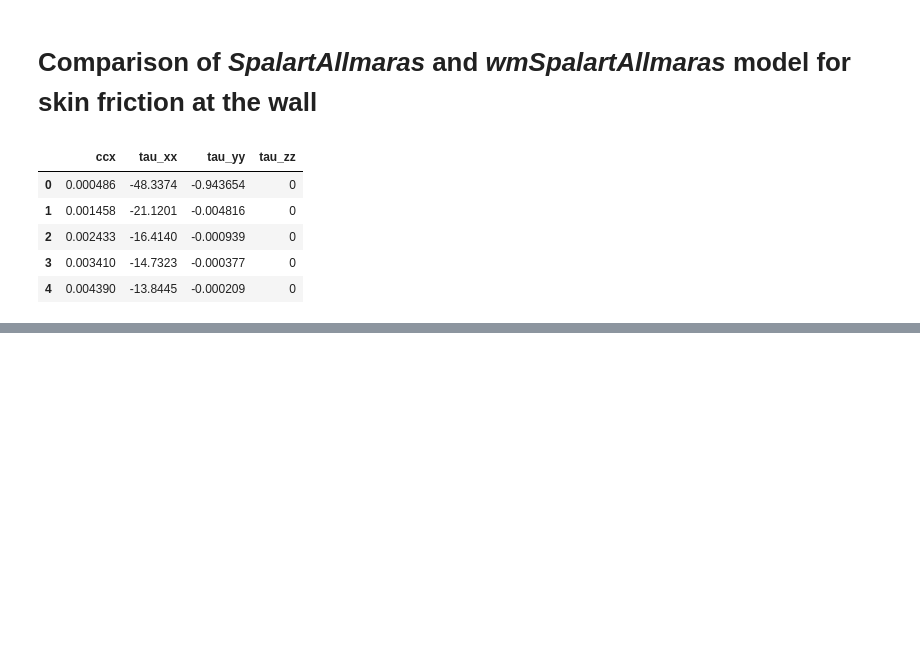
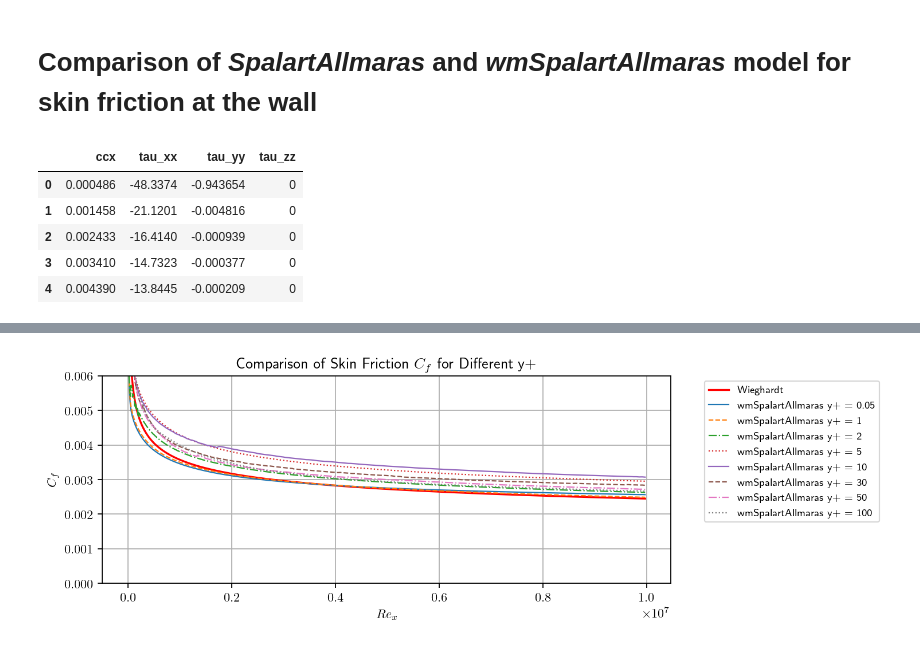
Before and after one commit to AndreWeiner/wall_modeling, a Jupyter notebook: notebooks/PlotCf_ComparisonIntegralMethod.ipynb, the cells around one changed output, grey strips where cells are left out. Drawn from its saved outputs; the diff is of its cells as text; code cells hidden in the pictures; blank space fills up the shorter version.

```diff
--- a/notebooks/PlotCf_ComparisonIntegralMethod.ipynb
+++ b/notebooks/PlotCf_ComparisonIntegralMethod.ipynb
@@ -82,0 +86,17 @@ for j in range(len(yp)):
+# %%
+style2 = ["-", "--", "-.", ":", "-", "--", "-.", ":"]
+lw2 = 1.0
+
+fig2, ax2 = plt.subplots(1, 1, figsize=(8, 3))
+plt.ylim([0, 0.006])
+plt.grid()
+ax2.set_xlabel(r"$Re_x$")
+ax2.set_ylabel(r"$C_f$")
+plt.title(r"Comparison of Skin Friction $C_f$ for Different y+")
+ax2.plot(Rex, wieghardt, color = "r", label = "Wieghardt")
+for j in range(len(yp)):
+    for i in range(len(res_list)):
+        ax2.plot(Rex, Cf_sa[i + len(res_list)*j], label = "{} y+ = {}".format(model_wmsa, yp[j]), ls = style2[j], c = "C{:d}".format(j), lw = lw2)
+        ax2.legend(fontsize = 8, bbox_to_anchor=(1.05, 1))
+# %% [output]
+[figure, added]
```
Also changed, not shown: parts of 3 cells of this notebook.
